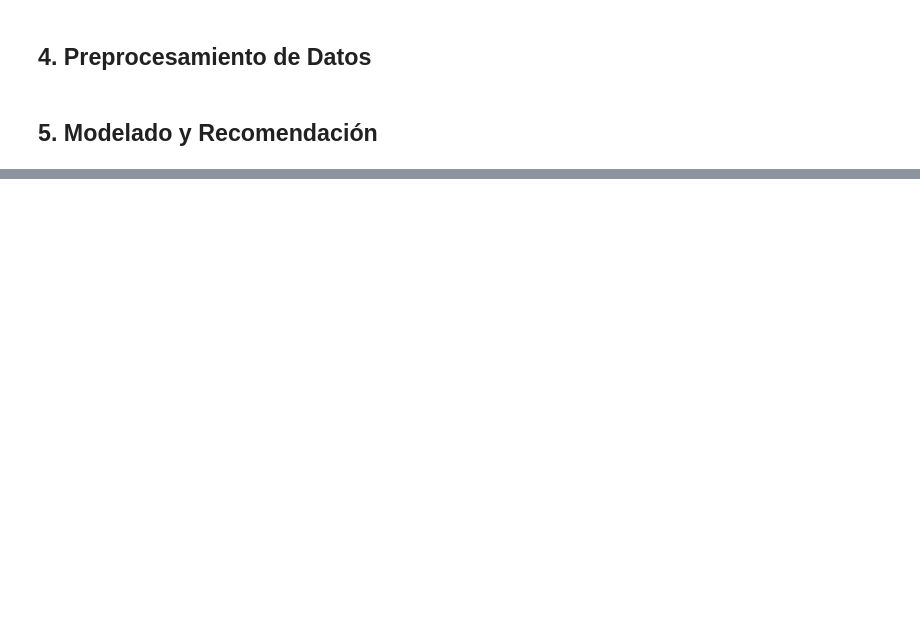
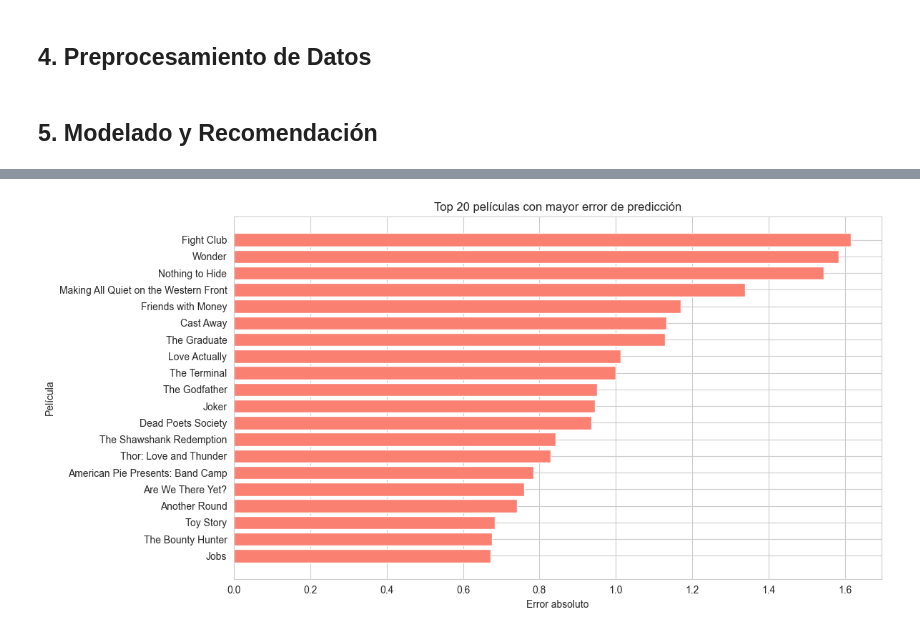
Before and after one commit to baltumenvielle/letterboxdrecommender, a Jupyter notebook: lbxd_0.3.ipynb, the cells around one changed output, grey strips where cells are left out. Cells and saved outputs as stored; diff of their text form; code cells hidden in the pictures; blank space fills up the shorter version.

```diff
--- a/lbxd_0.3.ipynb
+++ b/lbxd_0.3.ipynb
@@ -240,0 +249,14 @@ display(recommendations.head(5))
+# %%
+from sklearn.model_selection import train_test_split
+from sklearn.metrics import mean_squared_error
+
+# Split para validación
+X_train_part, X_val, y_train_part, y_val, val_titles_train, val_titles = train_test_split(
+    X_train, y_train, letterboxd_enriched['title'], test_size=0.3, random_state=42
+)
+
+# Entrenar con parte del set
+model.fit(X_train_part, y_train_part)
+
+# Validar con el resto
+y_val_pred = model.predict(X_val)
@@ -240,0 +271,23 @@ display(recommendations.head(5))
+# %%
+errors = np.abs(y_val - y_val_pred)
+
+# Crear DataFrame con resultados
+val_results = pd.DataFrame({
+    'title': val_titles,
+    'true_rating': y_val,
+    'predicted_rating': y_val_pred,
+    'error': errors
+})
+# %%
+top_errors = val_results.sort_values(by='error', ascending=False).head(20)
+
+plt.figure(figsize=(12, 6))
+plt.barh(top_errors['title'], top_errors['error'], color='salmon')
+plt.xlabel("Error absoluto")
+plt.ylabel("Película")
+plt.title("Top 20 películas con mayor error de predicción")
+plt.tight_layout()
+plt.gca().invert_yaxis()
+plt.show()
+# %% [output]
+[figure, added]
```
Also changed, not shown: parts of 8 cells of this notebook.
